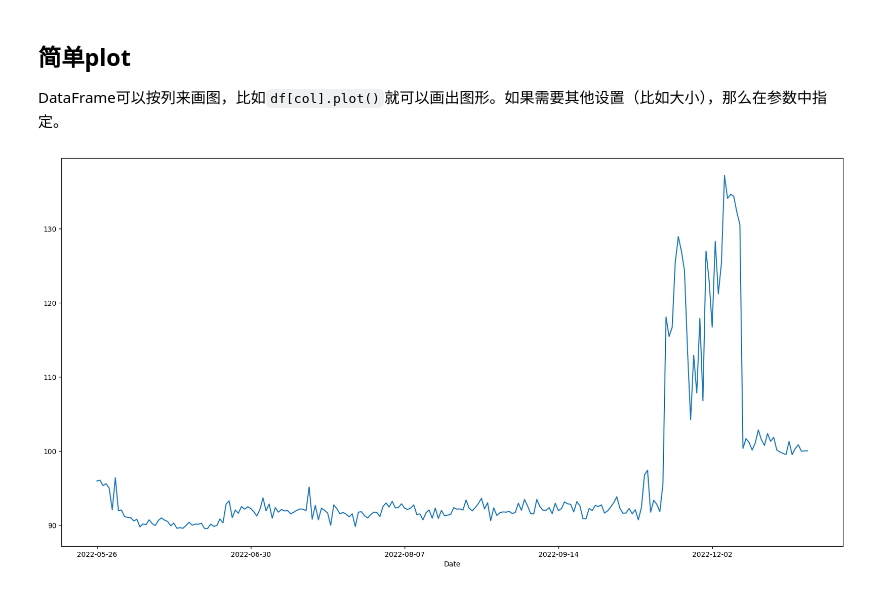
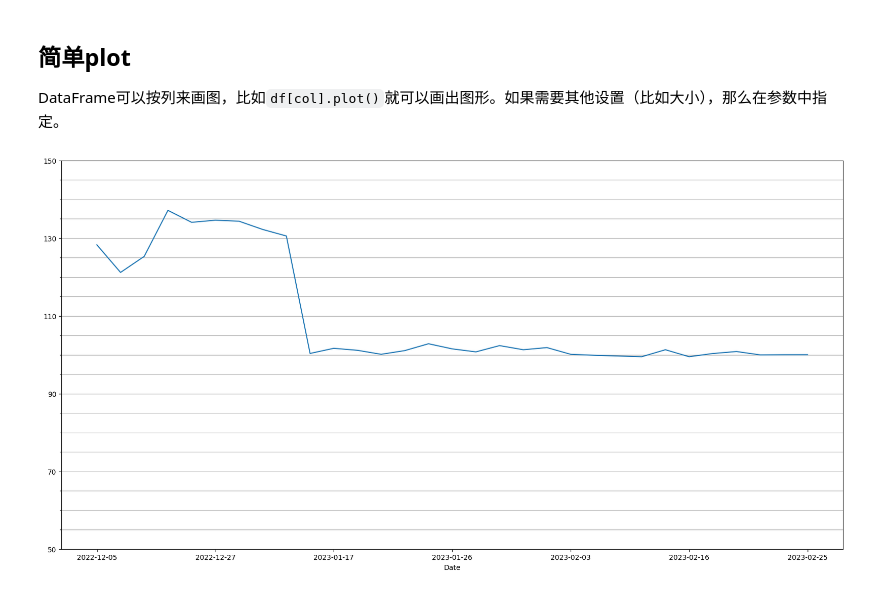
Before and after one commit to tcfh2016/knowledge-map, a Jupyter notebook: Techs/data-science/pandas/plot/dataframe_plot.ipynb, the cells around one changed output. Saved outputs shown, nothing was run; the diff lists cells and outputs as text; code cells hidden in the pictures.

Commit message:
dataframe plot

```diff
--- a/Techs/data-science/pandas/plot/dataframe_plot.ipynb
+++ b/Techs/data-science/pandas/plot/dataframe_plot.ipynb
@@ -2,15 +2,38 @@
 ## 简单plot
 
 DataFrame可以按列来画图，比如`df[col].plot()`就可以画出图形。如果需要其他设置（比如大小），那么在参数中指定。
-# %%
-import pandas as pd
-
-df = pd.read_csv("ex_plot.csv", index_col=0)
-df = df.sort_values(by=['Date'])
-df = df.set_index('Date')
-#print(df)
-fig = df['C&P Composite Index'].plot(figsize=(20, 10)).get_figure()
-
-fig.savefig('ex_plot.png')
-# %% [output]
-[figure, removed]
+# %%
+import pandas as pd
+import numpy as np
+
+df = pd.read_csv("ex_plot.csv", index_col=0)
+df = df.sort_values(by=['Date'])
+df = df.set_index('Date')
+composite_index_df = df['C&P Composite Index'].tail(31)
+#print(df)
+#fig = df['C&P Composite Index'].plot(figsize=(20, 10)).get_figure()
+ax = composite_index_df.plot(figsize=(20, 10))
+
+# Y轴的grid：Major ticks every 20, minor ticks every 5
+major_ticks = np.arange(50, 151, 20)
+minor_ticks = np.arange(50, 151, 5)
+ax.set_yticks(major_ticks, minor=False)
+ax.set_yticks(minor_ticks, minor=True)
+
+# X轴的grid：
+x_ticks = np.arange(0, 31, 5)
+x_ticks_labels = [list(composite_index_df.index)[x] for x in x_ticks]
+ax.set_xticks(x_ticks)
+ax.set_xticklabels(x_ticks_labels)
+
+#ax.grid(which='both')
+#ax.grid(which='minor', alpha=0.5)
+#ax.grid(which='major', alpha=0.9)
+#ax.grid('on', which='minor', axis='y')
+ax.grid('off', which='minor', axis='x')
+ax.grid('off', which='major', axis='x')
+
+fig = ax.get_figure()
+fig.savefig('ex_plot.png')
+# %% [output]
+[figure, added]
```
Also changed, not shown: 5 other files.
